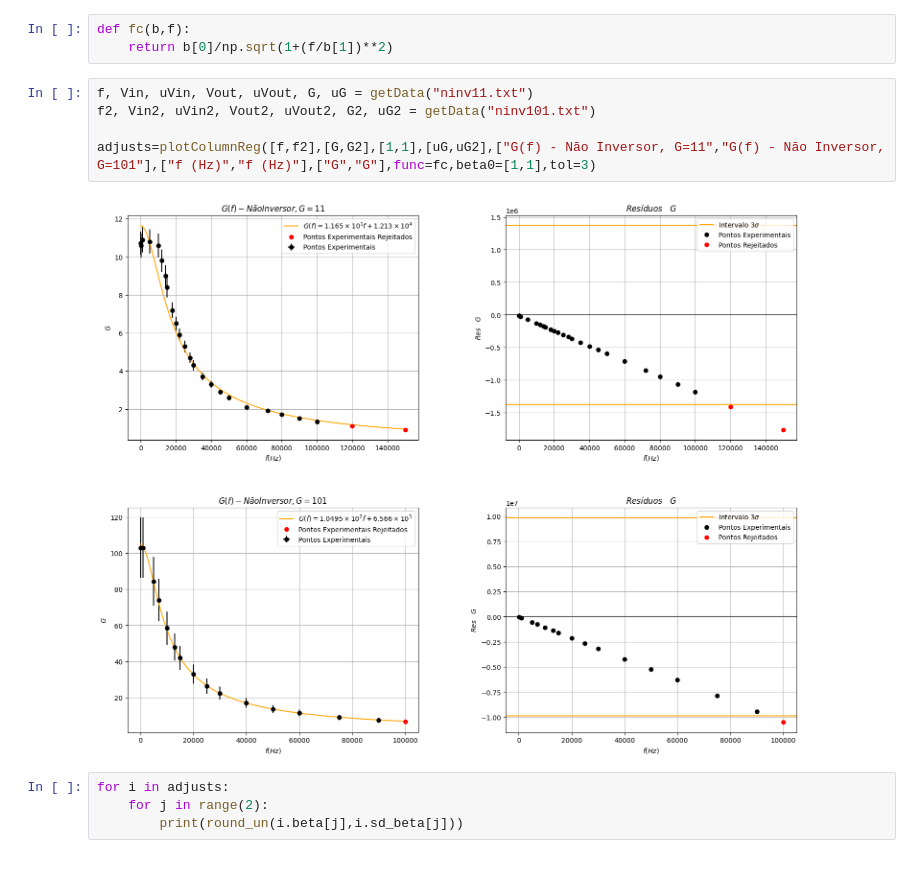
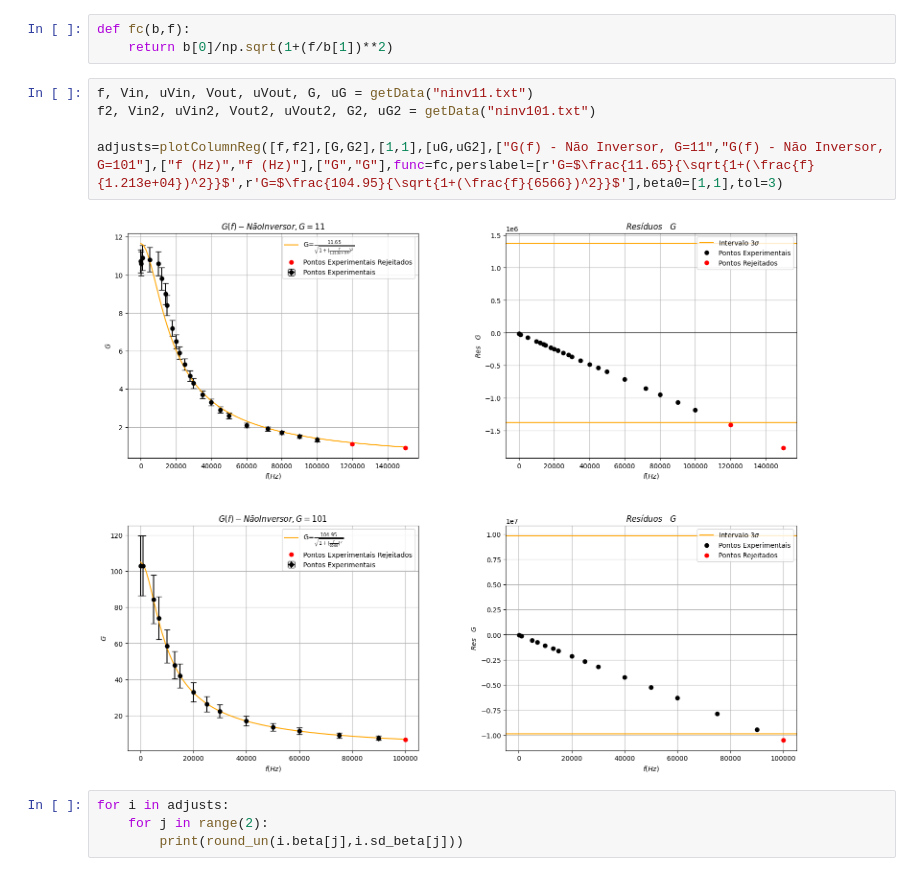
Before and after one commit to tivg0/labs-II, a Jupyter notebook: eletr/semana3/ampops.ipynb, the cells around one changed output. Cells and saved outputs as stored; diff of their text form.

```diff
--- a/eletr/semana3/ampops.ipynb
+++ b/eletr/semana3/ampops.ipynb
@@ -33,10 +33,10 @@ def fc(b,f):
 # %%
 f, Vin, uVin, Vout, uVout, G, uG = getData("ninv11.txt")
 f2, Vin2, uVin2, Vout2, uVout2, G2, uG2 = getData("ninv101.txt")
 
-adjusts=plotColumnReg([f,f2],[G,G2],[1,1],[uG,uG2],["G(f) - Não Inversor, G=11","G(f) - Não Inversor, G=101"],["f (Hz)","f (Hz)"],["G","G"],func=fc,beta0=[1,1],tol=3)
+adjusts=plotColumnReg([f,f2],[G,G2],[1,1],[uG,uG2],["G(f) - Não Inversor, G=11","G(f) - Não Inversor, G=101"],["f (Hz)","f (Hz)"],["G","G"],func=fc,perslabel=[r'G=$\frac{11.65}{\sqrt{1+(\frac{f}{1.213e+04})^2}}$',r'G=$\frac{104.95}{\sqrt{1+(\frac{f}{6566})^2}}$'],beta0=[1,1],tol=3)
 # %% [output]
-[figure, old version]
+[figure, new version]
 # %%
 for i in adjusts:
     for j in range(2):
```
Also changed, not shown: parts of 3 cells of this notebook.
